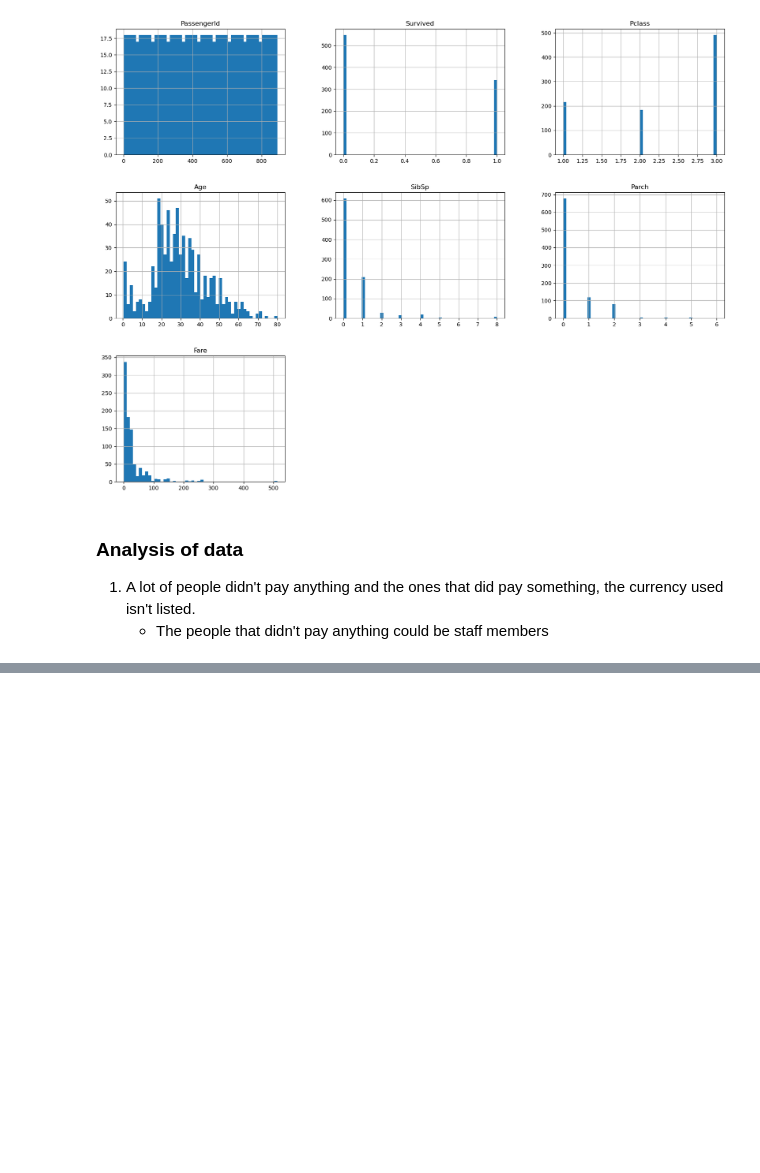
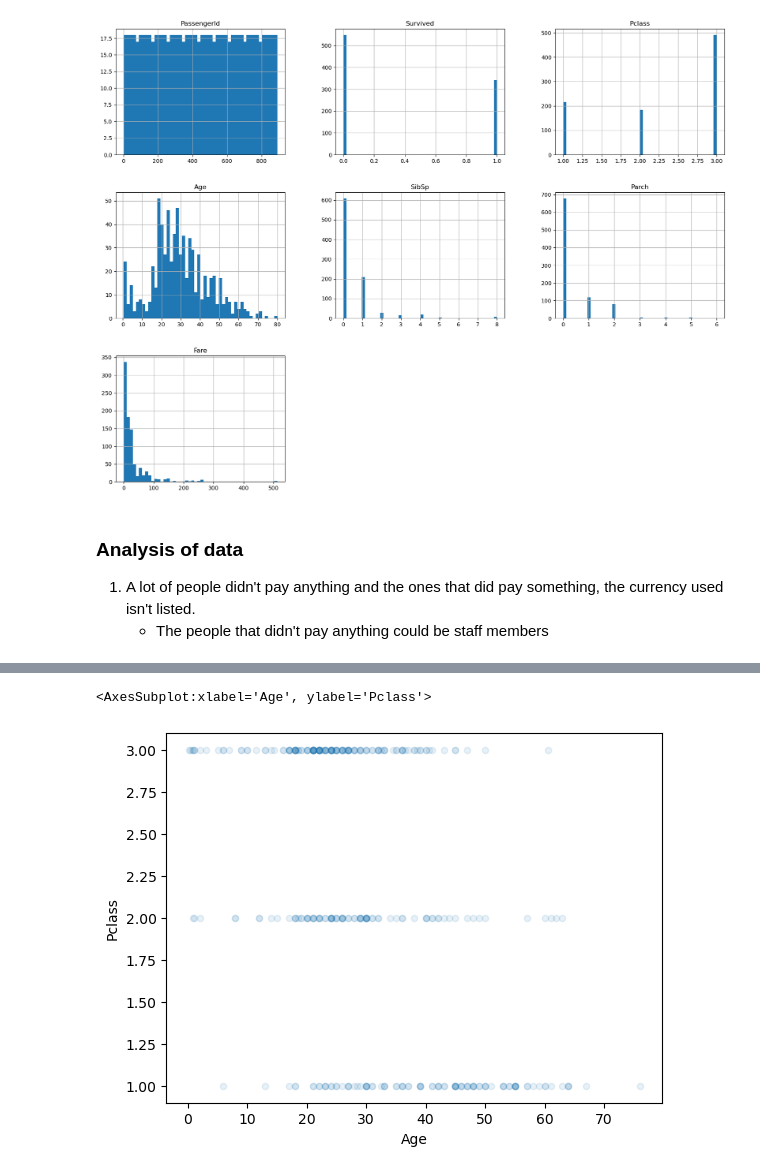
Before and after one commit to Gc0rp/Kaggle-Titanic-Competition, a Jupyter notebook: titanic/titanic_ml.ipynb, the cells around one changed output, grey strips where cells are left out. Cells and saved outputs as stored; diff of their text form; code cells hidden in the pictures; blank space fills up the shorter version.

Commit message:
Updated the data analysis.

```diff
--- a/titanic/titanic_ml.ipynb
+++ b/titanic/titanic_ml.ipynb
@@ -12,3 +15,4 @@ def load_data(csv_file_name):
 # %%
 train_data = load_data("train.csv")
 test_data = load_data("test.csv")
+y_test = load_data("gender_submission.csv")
@@ -24,3 +19,9 @@ train_data.head()
+# %%
+combined_test_data = pd.concat([test_data, y_test], axis=1)
+
+# Remove the duplicated column (passengerID will be interested twice)
+duplicated_column = combined_test_data.columns.duplicated()
+combined_test_data = combined_test_data.loc[:, ~duplicated_column]
 # %%
 train_data.info()
 # %% [output]
@@ -113,0 +113,3 @@ X_train =
+# %%
+titanic = combined_test_data.copy()
+titanic.head()
@@ -113,0 +123,5 @@ X_train =
+# %%
+titanic.plot(kind="scatter", x="Age", y="Pclass", alpha=0.1)
+# %% [output]
+<AxesSubplot:xlabel='Age', ylabel='Pclass'>
+[figure, added]
```
Also changed, not shown: parts of 29 cells of this notebook.
